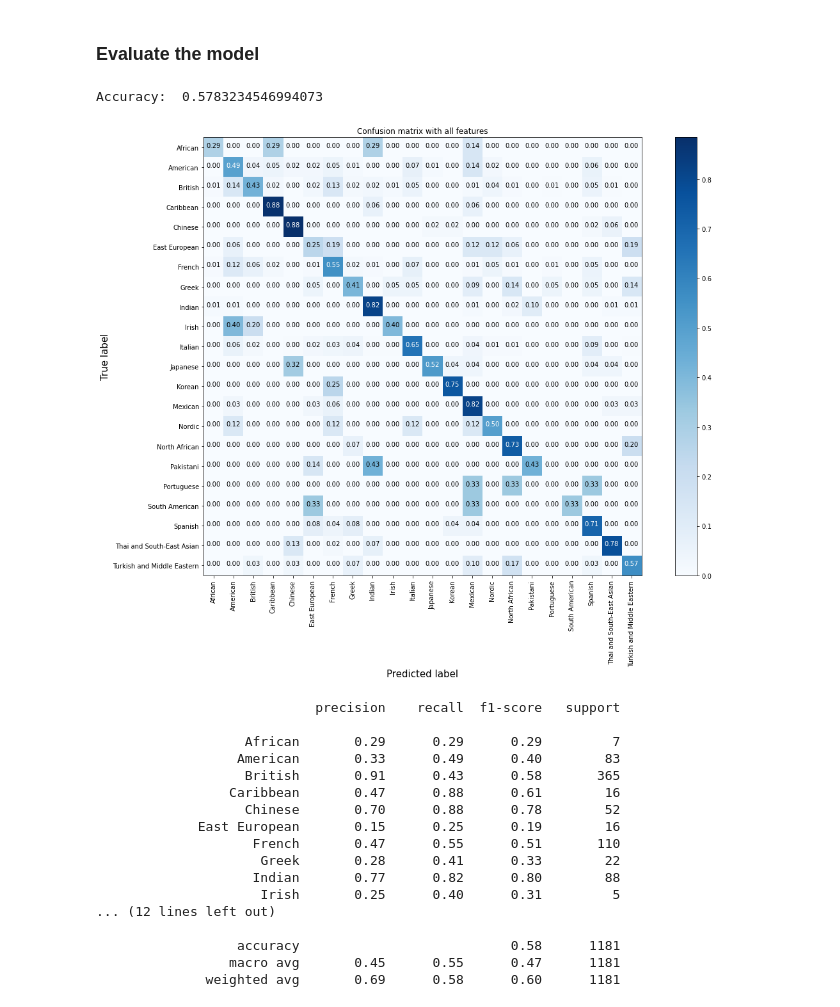
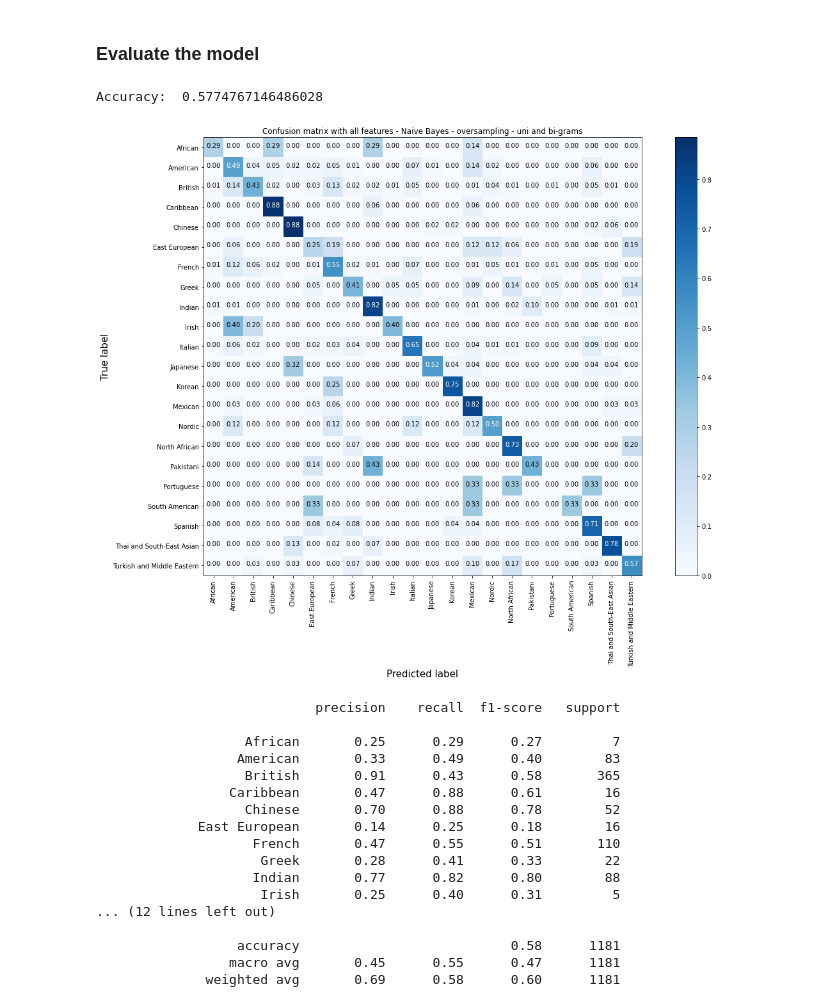
Before and after one commit to momcancode/Cuisine-Demystifier-NLP-ML-Project, a Jupyter notebook: model/02_Naive_Bayes_oversampling_uni_bigrams.ipynb, the cells around one changed output. Drawn from its saved outputs; the diff is of its cells as text; code cells hidden in the pictures.

```diff
--- a/model/02_Naive_Bayes_oversampling_uni_bigrams.ipynb
+++ b/model/02_Naive_Bayes_oversampling_uni_bigrams.ipynb
@@ -114,7 +114,7 @@ def clean(doc):
     doc = doc.str.replace(r'\w*[\d¼½¾⅓⅔⅛⅜⅝]\w*', '')
     doc = doc.str.translate(str.maketrans('', '', string.punctuation))
     doc = doc.str.replace(r'[£×–‘’“”⁄]', '')
-#     doc = doc.apply(lambda x: re.sub(r'[âãäçèéêîïñóôûüōưấớ]', remove_accented_chars, x))
+    doc = doc.apply(lambda x: re.sub(r'[âãäçèéêîïñóôûüōưấớ]', remove_accented_chars, x))
     doc = doc.apply(lambda x: word_tokenize(x))
     doc = doc.apply(lambda x: [word for word in x if not word in stop_words_nltk])
     doc = doc.apply(lambda x: [stemmer.stem(word) for word in x])
@@ -313,7 +313,7 @@ y_predicted = model.predict(X_test_transformed)
 #Print accuracy:
 print("Accuracy: ", accuracy_score(y_test, y_predicted))
 # %% [output]
-Accuracy:  0.5783234546994073
+Accuracy:  0.5774767146486028
 # %%
 # Function to plot confusion matrix.
 # Ref: http://scikit-learn.org/stable/auto_examples/model_selection/plot_confusion_matrix.html
@@ -351,11 +351,11 @@ def plot_confusion_matrix(cm, classes,
 # %%
 # print the confusion matrix
 cnf_matrix = confusion_matrix(y_test, y_predicted)
 plt.figure(figsize=(16, 12))
 plot_confusion_matrix(cnf_matrix, classes=cuisine_list, normalize=True,
-                      title='Confusion matrix with all features')
+                      title='Confusion matrix with all features - Naive Bayes - oversampling - uni and bi-grams')
 # %% [output]
-[figure, old version]
+[figure, new version]
 # %%
 # Calculate classification report
 from sklearn.metrics import classification_report
@@ -365,12 +365,12 @@ print(classification_report(y_test, y_predicted,
 # %% [output]
                             precision    recall  f1-score   support
 
-                   African       0.29      0.29      0.29         7
+                   African       0.25      0.29      0.27         7
                   American       0.33      0.49      0.40        83
                    British       0.91      0.43      0.58       365
                  Caribbean       0.47      0.88      0.61        16
                    Chinese       0.70      0.88      0.78        52
-             East European       0.15      0.25      0.19        16
+             East European       0.14      0.25      0.18        16
                     French       0.47      0.55      0.51       110
                      Greek       0.28      0.41      0.33        22
                     Indian       0.77      0.82      0.80        88
```
Also changed, not shown: parts of 3 cells of this notebook.
